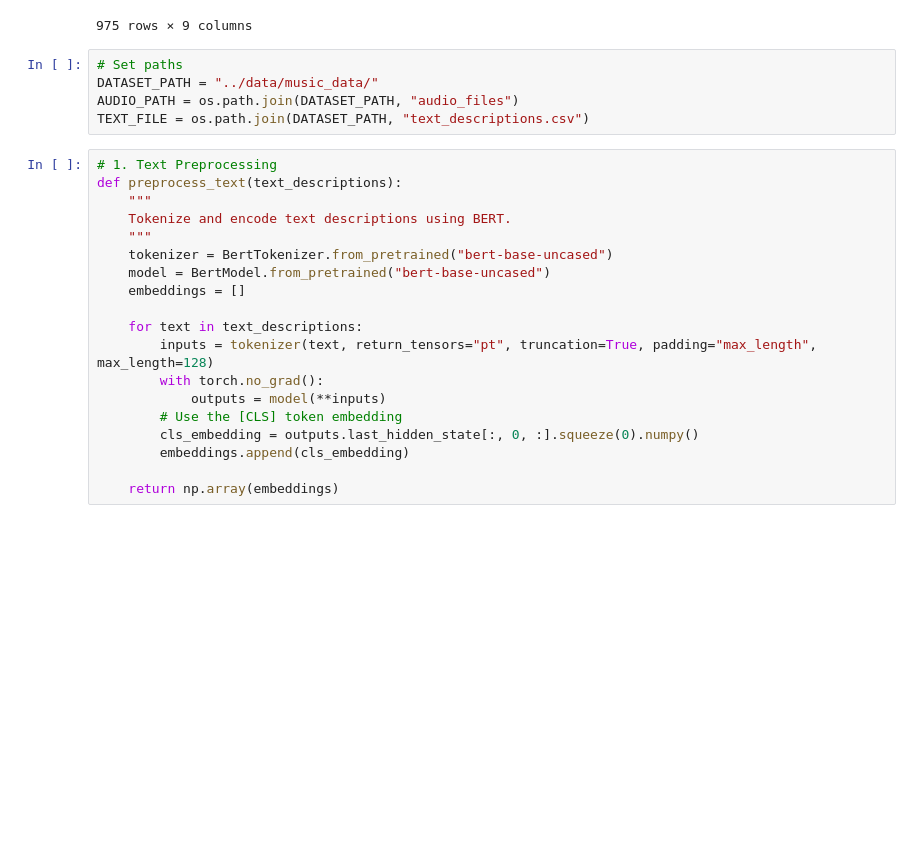
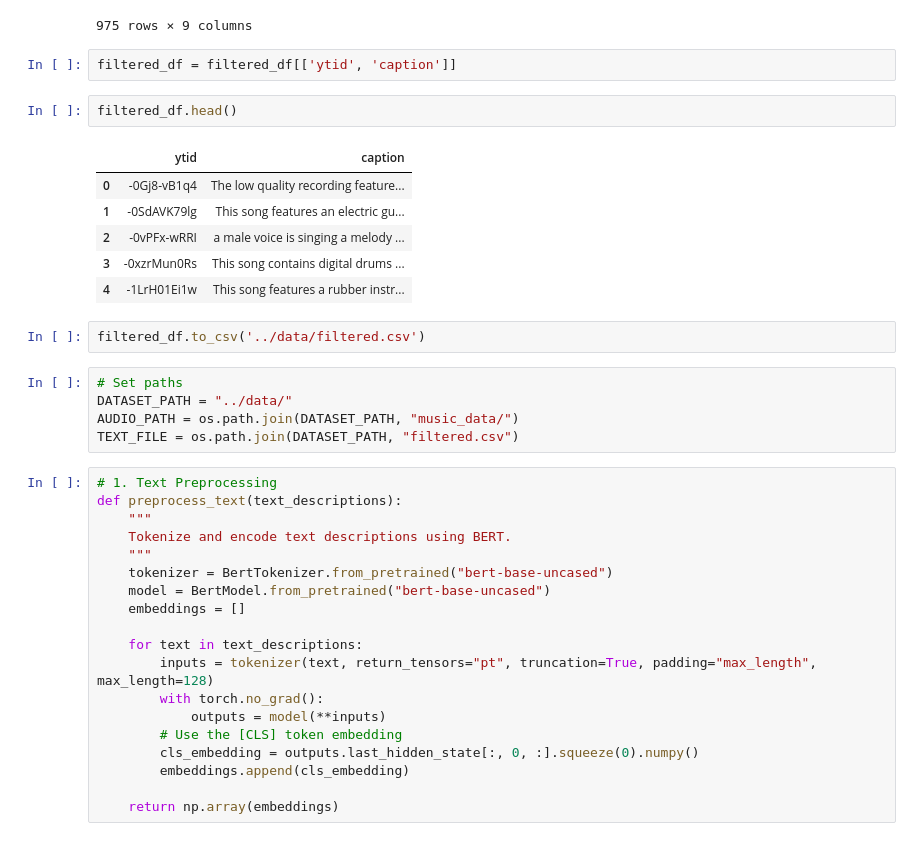
Before and after one commit to AmineMrabet12/Action-Learning, a Jupyter notebook: notebooks/preprocess.ipynb, the cells around one changed output. Drawn from its saved outputs; the diff is of its cells as text; blank space fills up the shorter version.

```diff
--- a/notebooks/preprocess.ipynb
+++ b/notebooks/preprocess.ipynb
@@ -40,11 +42,24 @@ filtered_df
 | 998 | 9M4IT3lOU10 | 30 | 40 | /m/04rlf,/m/07swgks | ['low quality music', 'latin rhyt... | This clip features very low quali... | 0 | False | ... |
 | 999 | 9NJEKpPeWpE | 0 | 10 | /m/01hgjl,/m/04rlf | ['low quality', 'dj scratching so... | The low quality recording feature... | 4 | False | ... |
 975 rows × 9 columns
+# %%
+filtered_df = filtered_df[['ytid', 'caption']]
+# %%
+filtered_df.head()
+# %% [output]
+|  | ytid | caption |
+| 0 | -0Gj8-vB1q4 | The low quality recording feature... |
+| 1 | -0SdAVK79lg | This song features an electric gu... |
+| 2 | -0vPFx-wRRI | a male voice is singing a melody ... |
+| 3 | -0xzrMun0Rs | This song contains digital drums ... |
+| 4 | -1LrH01Ei1w | This song features a rubber instr... |
+# %%
+filtered_df.to_csv('../data/filtered.csv')
 # %%
 # Set paths
-DATASET_PATH = "../data/music_data/"
-AUDIO_PATH = os.path.join(DATASET_PATH, "audio_files")
-TEXT_FILE = os.path.join(DATASET_PATH, "text_descriptions.csv")
+DATASET_PATH = "../data/"
+AUDIO_PATH = os.path.join(DATASET_PATH, "music_data/")
+TEXT_FILE = os.path.join(DATASET_PATH, "filtered.csv")
 # %%
 # 1. Text Preprocessing
 def preprocess_text(text_descriptions):
```
Also changed, not shown: parts of 15 cells of this notebook.
